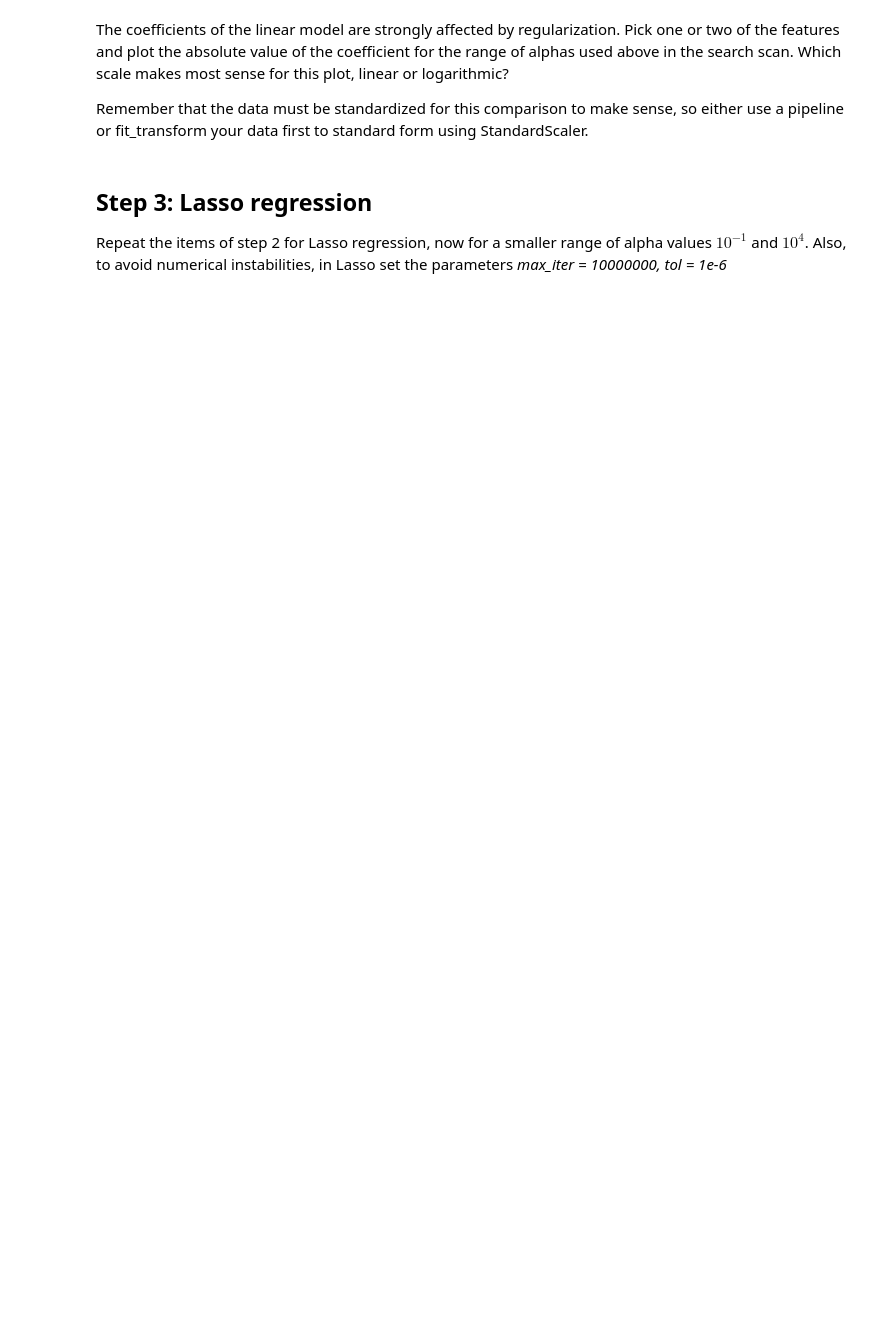
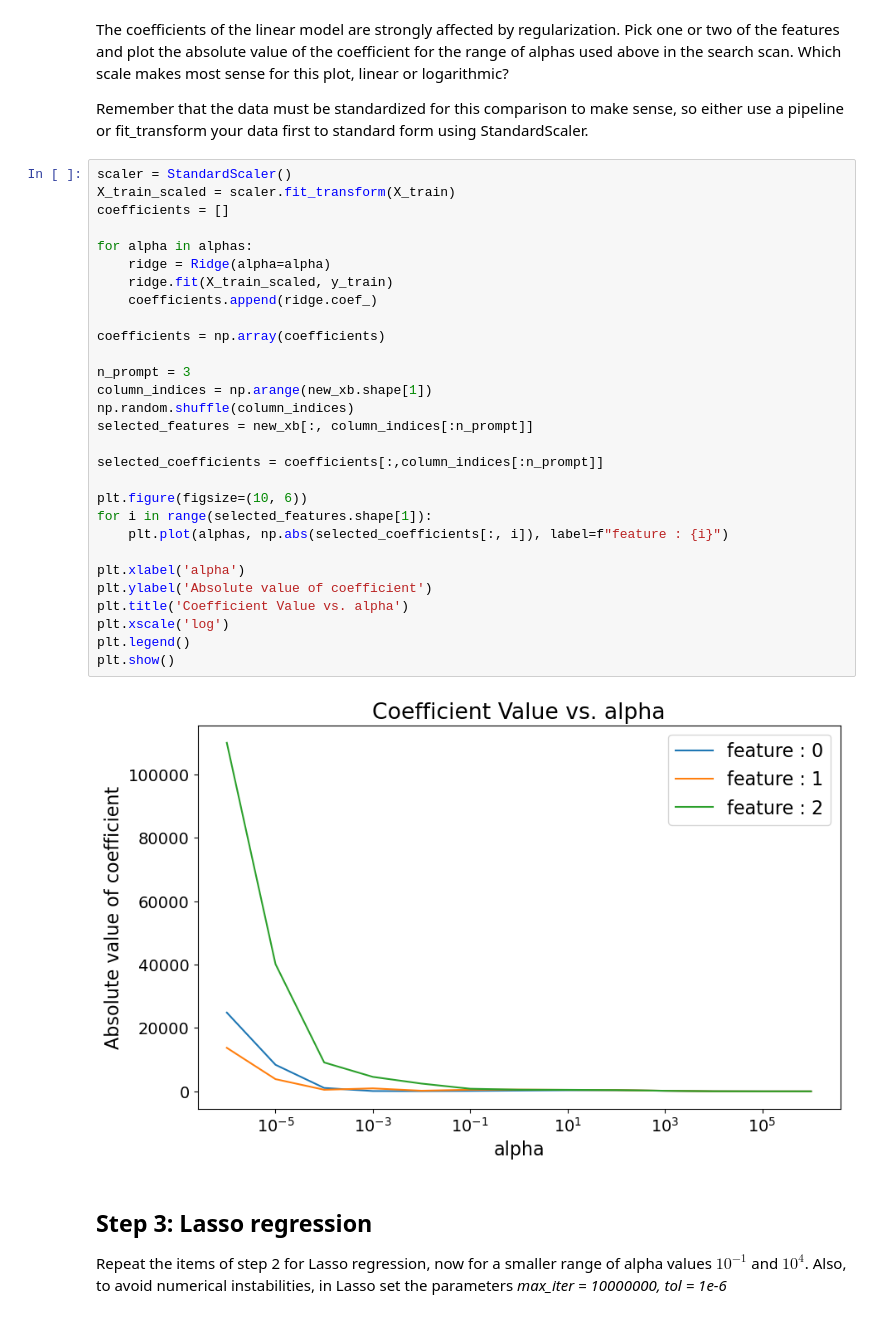
Before and after one commit to Veshek/Supervised_Learning, a Jupyter notebook: Lab Notebook 11.ipynb, the cells around one changed output. Cells and saved outputs as stored; diff of their text form; blank space fills up the shorter version.

```diff
--- a/Lab Notebook 11.ipynb
+++ b/Lab Notebook 11.ipynb
@@ -60,6 +115,37 @@ There is a built-in routine for this hyperparameter optimization scan called Rid
 The coefficients of the linear model are strongly affected by regularization. Pick one or two of the features and plot the absolute value of the coefficient for the range of alphas used above in the search scan.  Which scale makes most sense for this plot, linear or logarithmic?
 
 Remember that the data must be standardized for this comparison to make sense, so either use a pipeline or fit_transform your data first to standard form using StandardScaler.
+# %%
+scaler = StandardScaler()
+X_train_scaled = scaler.fit_transform(X_train)
+coefficients = []
+
+for alpha in alphas:
+    ridge = Ridge(alpha=alpha)
+    ridge.fit(X_train_scaled, y_train)
+    coefficients.append(ridge.coef_)
+
+coefficients = np.array(coefficients)
+
+n_prompt = 3
+column_indices = np.arange(new_xb.shape[1])
+np.random.shuffle(column_indices)
+selected_features = new_xb[:, column_indices[:n_prompt]]
+
+selected_coefficients = coefficients[:,column_indices[:n_prompt]]
+
+plt.figure(figsize=(10, 6))
+for i in range(selected_features.shape[1]):
+    plt.plot(alphas, np.abs(selected_coefficients[:, i]), label=f"feature : {i}")
+
+plt.xlabel('alpha')
+plt.ylabel('Absolute value of coefficient')
+plt.title('Coefficient Value vs. alpha')
+plt.xscale('log')
+plt.legend()
+plt.show()
+# %% [output]
+[figure, added]
 # %% [markdown]
 ## Step 3: Lasso regression
 
```
Also changed, not shown: parts of 6 cells of this notebook, 9 other files.
